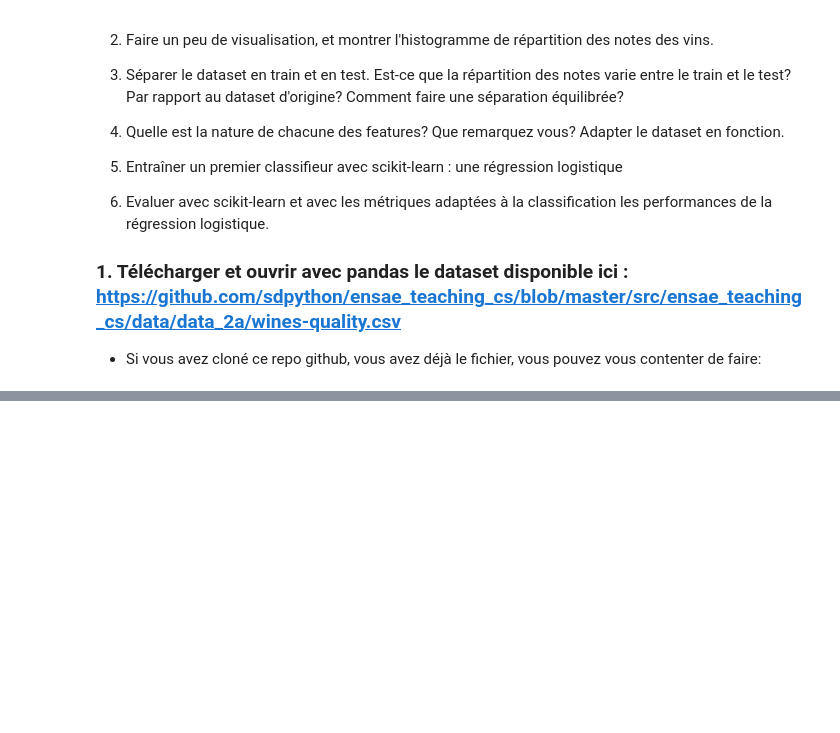
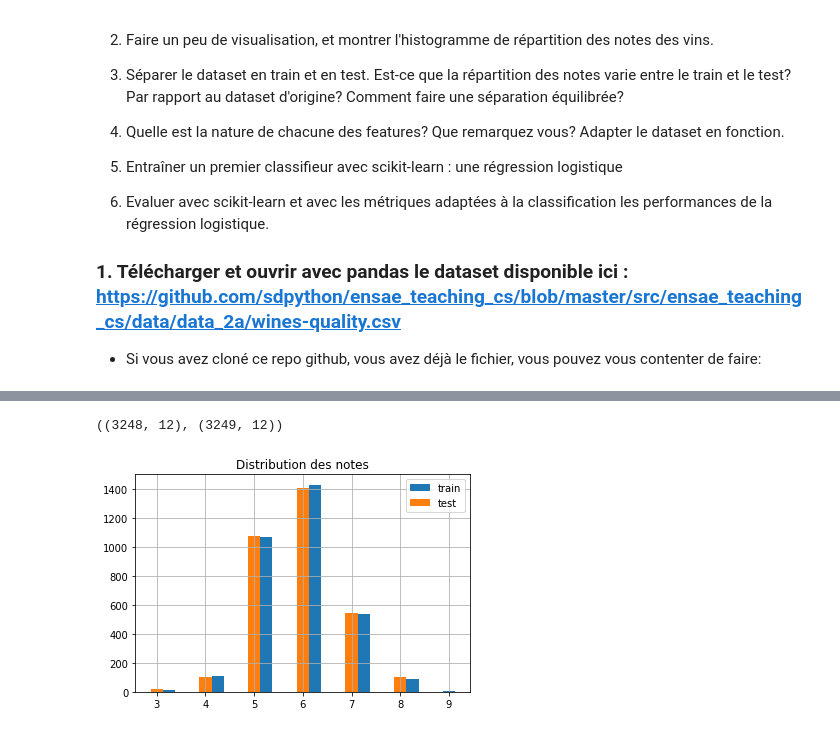
Before and after one commit to sally14/ensae-python-2019, a Jupyter notebook: TP1_classification.ipynb, the cells around one changed output, grey strips where cells are left out. Cells and saved outputs as stored; diff of their text form; code cells hidden in the pictures; blank space fills up the shorter version.

```diff
--- a/TP1_classification.ipynb
+++ b/TP1_classification.ipynb
@@ -109,0 +152,15 @@ df = pd.read_csv('./data/wines-quality.csv')
+# %%
+from sklearn.model_selection import train_test_split
+X = df.drop("quality", axis=1)
+y = df["quality"]
+X_train, X_test, y_train, y_test = train_test_split(X, y, test_size=0.5)
+X_train.shape, X_test.shape
+# %% [output]
+((3248, 12), (3249, 12))
+# %%
+ax = y_train.hist(bins=24, label="train", align="right")
+y_test.hist(bins=24, label="test", ax=ax, align="left")
+ax.set_title("Distribution des notes")
+ax.legend();
+# %% [output]
+[figure, added]
```
Also changed, not shown: parts of 11 cells of this notebook, 3 other files.
